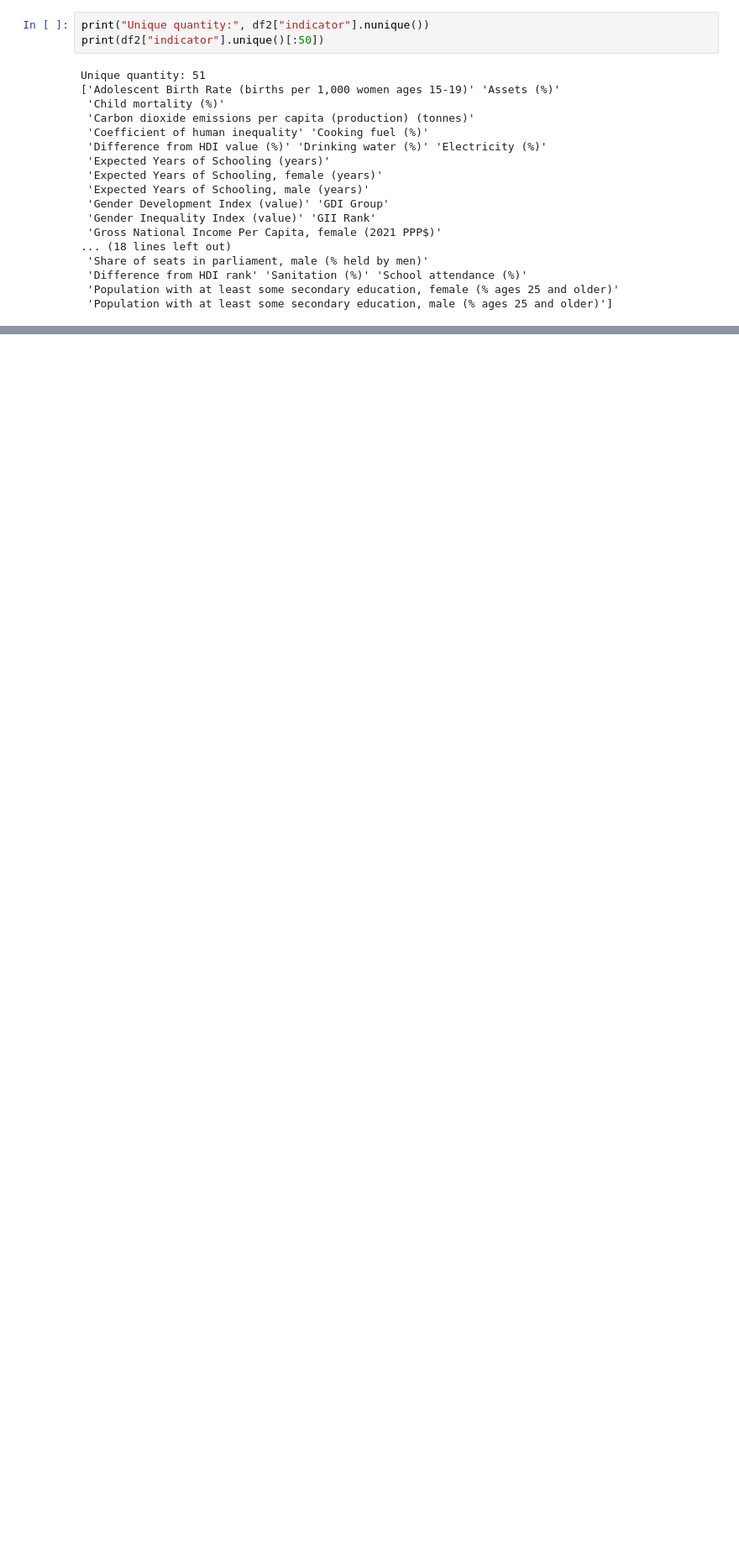
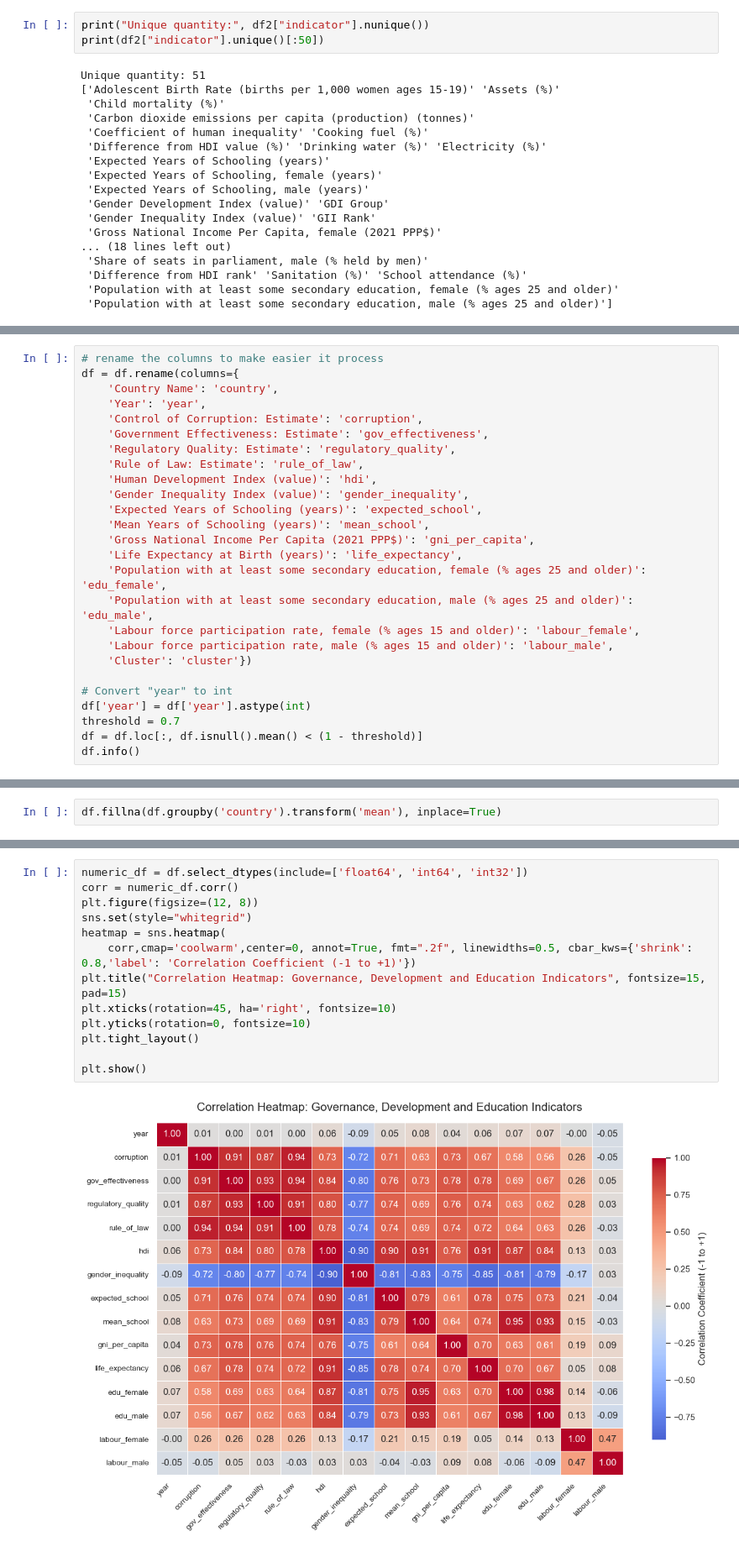
Before and after one commit to moonexca/governance-effectiveness-global-society-ml, a Jupyter notebook: MachineLearning_SoledadYash.ipynb, the cells around one changed output, grey strips where cells are left out. Shown at 84% size. Drawn from its saved outputs; the diff is of its cells as text; blank space fills up the shorter version.

```diff
--- a/MachineLearning_SoledadYash.ipynb
+++ b/MachineLearning_SoledadYash.ipynb
@@ -288,0 +317,26 @@ merged_final.head(10)
+# %%
+# rename the columns to make easier it process
+df = df.rename(columns={
+    'Country Name': 'country',
+    'Year': 'year',
+    'Control of Corruption: Estimate': 'corruption',
+    'Government Effectiveness: Estimate': 'gov_effectiveness',
+    'Regulatory Quality: Estimate': 'regulatory_quality',
+    'Rule of Law: Estimate': 'rule_of_law',
+    'Human Development Index (value)': 'hdi',
+    'Gender Inequality Index (value)': 'gender_inequality',
+    'Expected Years of Schooling (years)': 'expected_school',
+    'Mean Years of Schooling (years)': 'mean_school',
+    'Gross National Income Per Capita (2021 PPP$)': 'gni_per_capita',
+    'Life Expectancy at Birth (years)': 'life_expectancy',
+    'Population with at least some secondary education, female (% ages 25 and older)': 'edu_female',
+    'Population with at least some secondary education, male (% ages 25 and older)': 'edu_male',
+    'Labour force participation rate, female (% ages 15 and older)': 'labour_female',
+    'Labour force participation rate, male (% ages 15 and older)': 'labour_male',
+    'Cluster': 'cluster'})
+
+# Convert "year" to int
+df['year'] = df['year'].astype(int)
+threshold = 0.7
+df = df.loc[:, df.isnull().mean() < (1 - threshold)]
+df.info()
@@ -288,0 +382,2 @@ merged_final.head(10)
+# %%
+df.fillna(df.groupby('country').transform('mean'), inplace=True)
@@ -288,0 +391,15 @@ merged_final.head(10)
+# %%
+numeric_df = df.select_dtypes(include=['float64', 'int64', 'int32'])
+corr = numeric_df.corr()
+plt.figure(figsize=(12, 8))
+sns.set(style="whitegrid")
+heatmap = sns.heatmap(
+    corr,cmap='coolwarm',center=0, annot=True, fmt=".2f", linewidths=0.5, cbar_kws={'shrink': 0.8,'label': 'Correlation Coefficient (-1 to +1)'})
+plt.title("Correlation Heatmap: Governance, Development and Education Indicators", fontsize=15, pad=15)
+plt.xticks(rotation=45, ha='right', fontsize=10)
+plt.yticks(rotation=0, fontsize=10)
+plt.tight_layout()
+
+plt.show()
+# %% [output]
+[figure, added]
```
Also changed, not shown: parts of 17 cells of this notebook.
